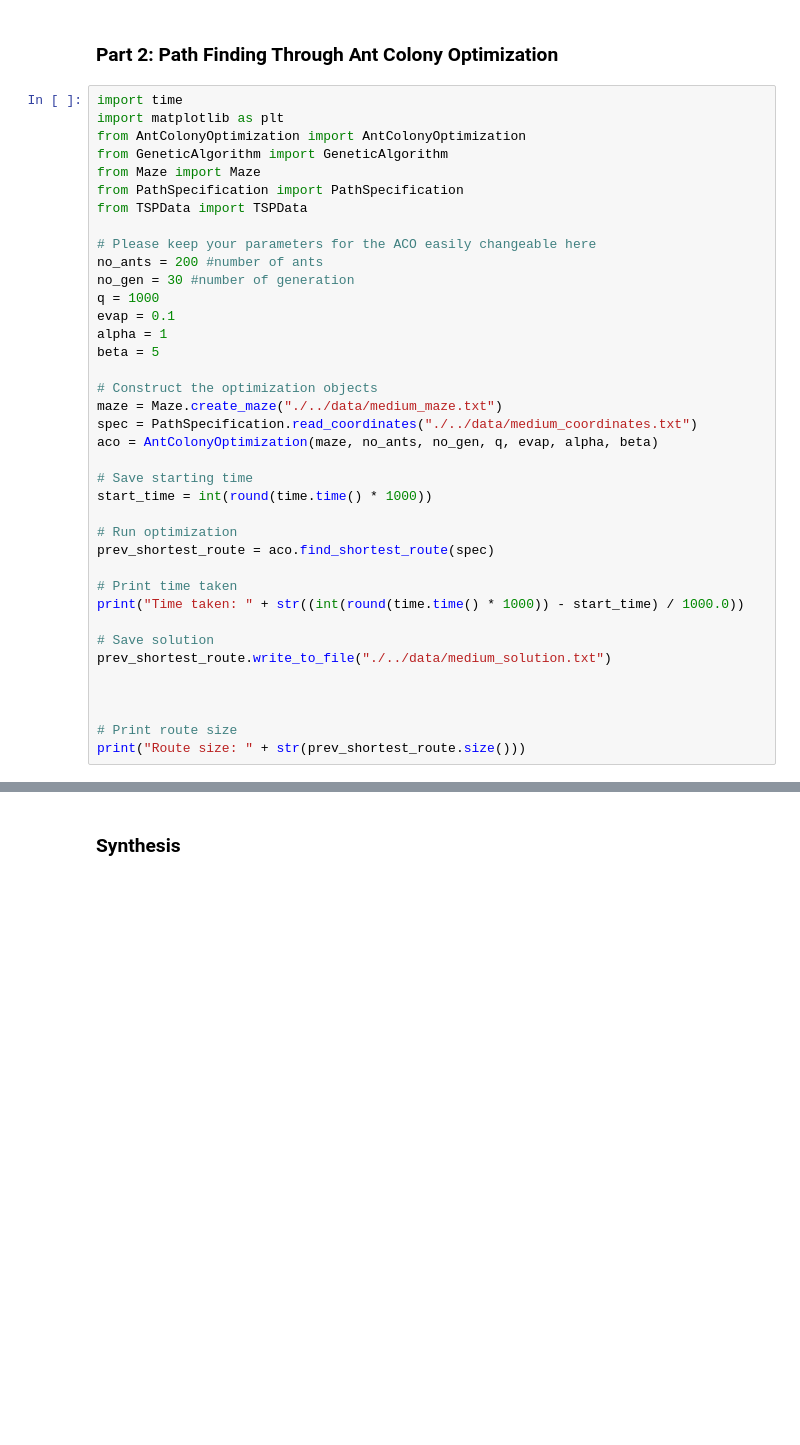
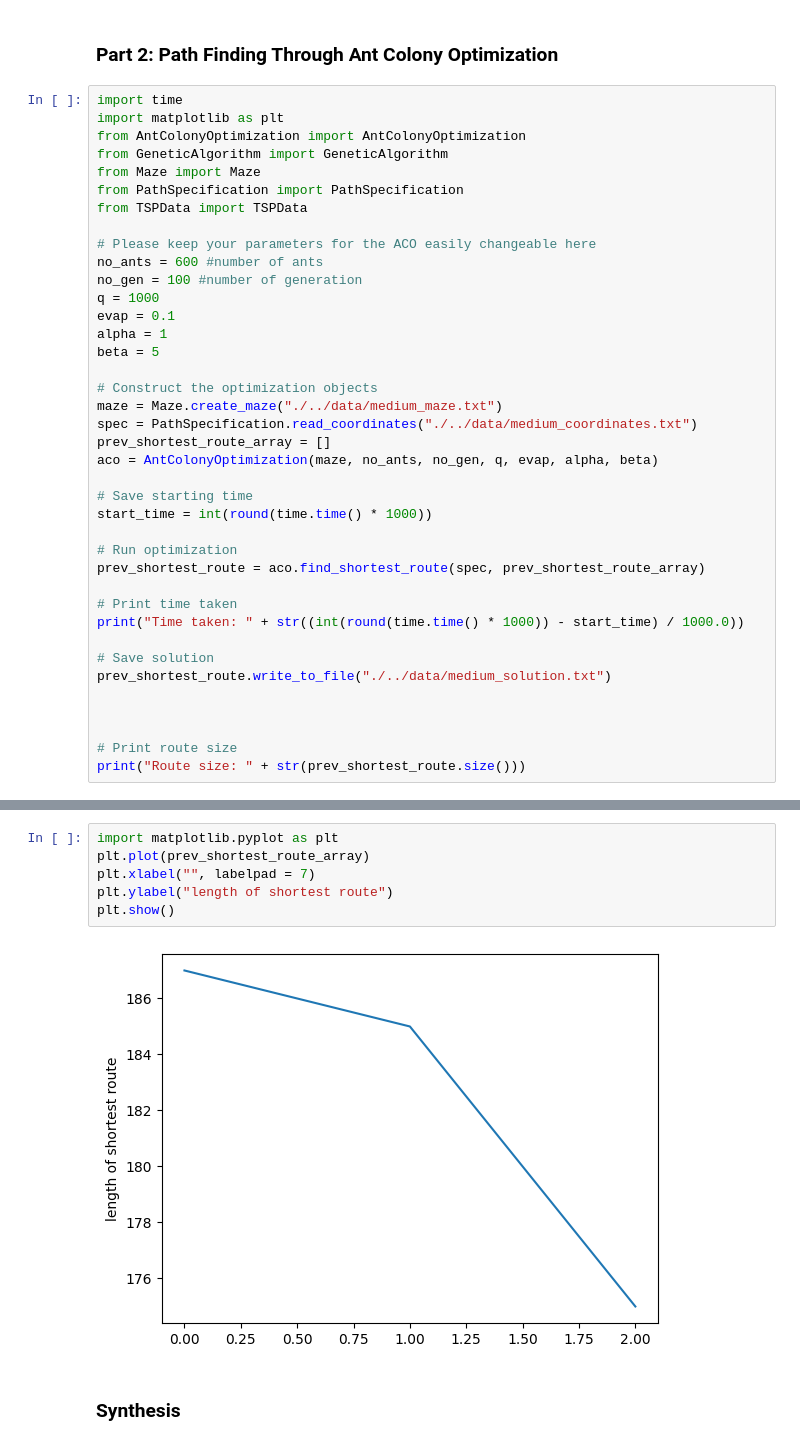
Before and after one commit to sqak-sqak-izardrone/Computational-Intelligence, a Jupyter notebook: GA&ACO for TSP/src/Main.ipynb, the cells around one changed output, grey strips where cells are left out. Cells and saved outputs as stored; diff of their text form; blank space fills up the shorter version.

Commit message:
Plotting

```diff
--- a/GA&ACO for TSP/src/Main.ipynb
+++ b/GA&ACO for TSP/src/Main.ipynb
@@ -54,8 +54,8 @@ from PathSpecification import PathSpecification
 from TSPData import TSPData
 
 # Please keep your parameters for the ACO easily changeable here
-no_ants = 200 #number of ants
-no_gen = 30 #number of generation
+no_ants = 600 #number of ants
+no_gen = 100 #number of generation
 q = 1000
 evap = 0.1
 alpha = 1
@@ -64,13 +64,14 @@ beta = 5
 # Construct the optimization objects
 maze = Maze.create_maze("./../data/medium_maze.txt")
 spec = PathSpecification.read_coordinates("./../data/medium_coordinates.txt")
+prev_shortest_route_array = []
 aco = AntColonyOptimization(maze, no_ants, no_gen, q, evap, alpha, beta)
 
 # Save starting time
 start_time = int(round(time.time() * 1000))
 
 # Run optimization
-prev_shortest_route = aco.find_shortest_route(spec)
+prev_shortest_route = aco.find_shortest_route(spec, prev_shortest_route_array)
 
 # Print time taken
 print("Time taken: " + str((int(round(time.time() * 1000)) - start_time) / 1000.0))
@@ -103,3 +94,11 @@ Route size: 165
+# %%
+import matplotlib.pyplot as plt
+plt.plot(prev_shortest_route_array)
+plt.xlabel("", labelpad = 7)
+plt.ylabel("length of shortest route")
+plt.show()
+# %% [output]
+[figure, added]
 # %% [markdown]
 ### Synthesis
 # %%
```
Also changed, not shown: parts of 3 cells of this notebook, 3 other files.
